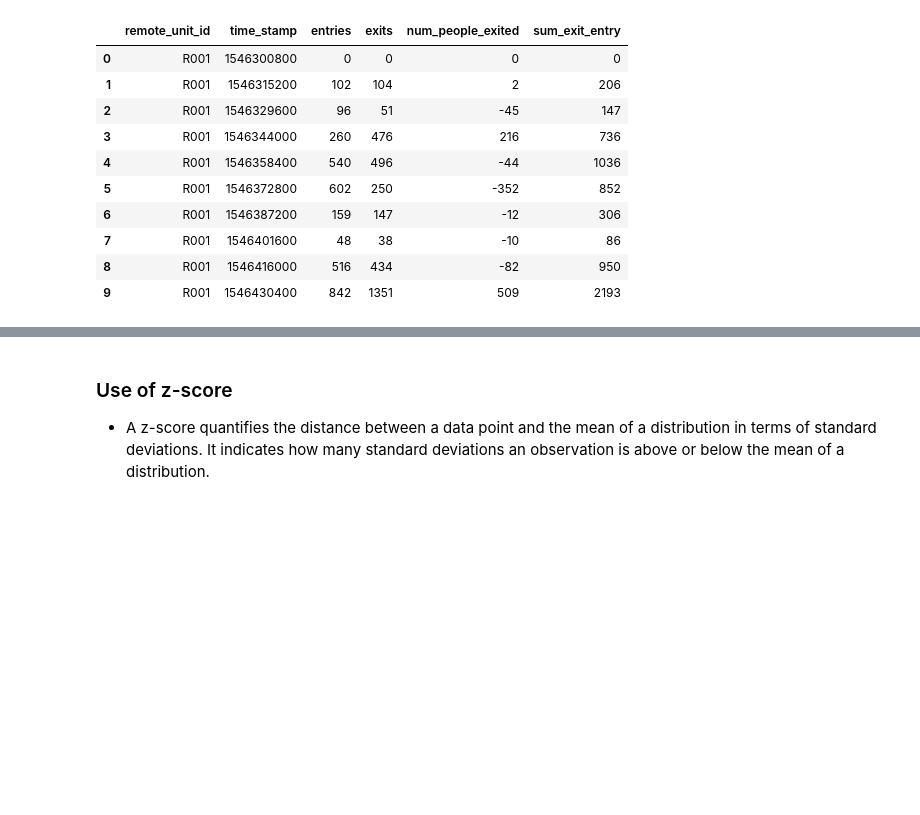
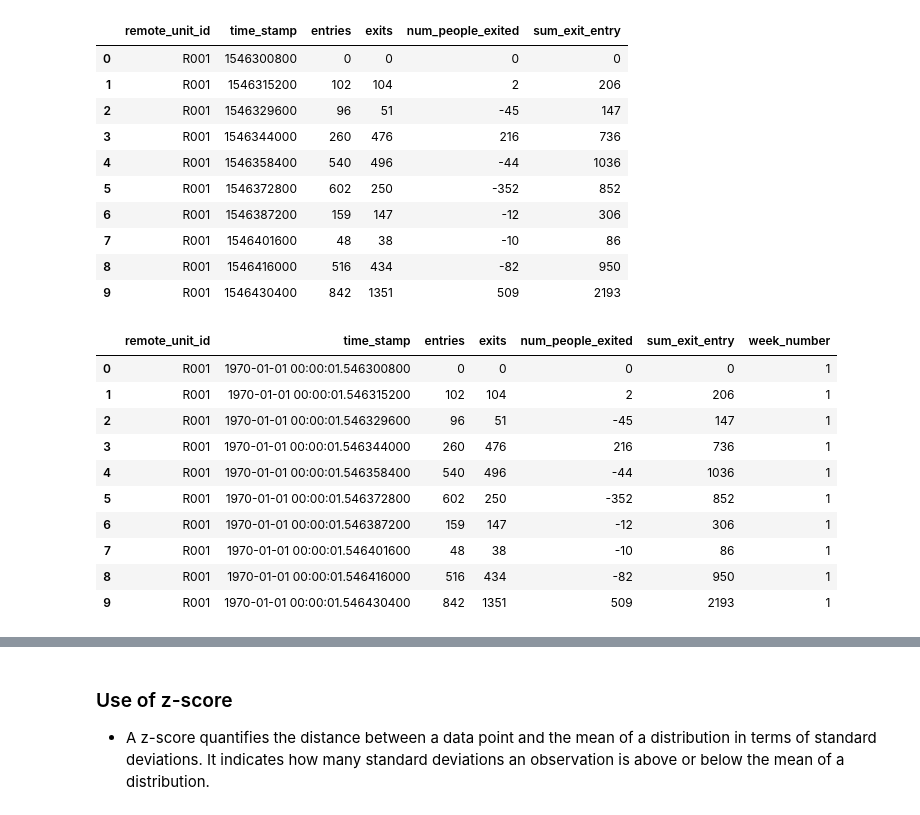
Before and after one commit to Fei117117/NYSeeNow, a Jupyter notebook: NYSeeNow-ML/SubwayData/ml_subway.ipynb, the cells around one changed output, grey strips where cells are left out. Drawn from its saved outputs; the diff is of its cells as text; code cells hidden in the pictures; blank space fills up the shorter version.

```diff
--- a/NYSeeNow-ML/SubwayData/ml_subway.ipynb
+++ b/NYSeeNow-ML/SubwayData/ml_subway.ipynb
@@ -130,3 +130,23 @@ grouped_turnstile_data.head(10)
 | 7 | R001 | 1546401600 | 48 | 38 | -10 | 86 |
 | 8 | R001 | 1546416000 | 516 | 434 | -82 | 950 |
 | 9 | R001 | 1546430400 | 842 | 1351 | 509 | 2193 |
+# %%
+#convert 'time_stamp' column to datetime format
+grouped_turnstile_data['time_stamp'] = pd.to_datetime(grouped_turnstile_data['time_stamp'])
+
+#add a week number column to group further
+grouped_turnstile_data['week_number']=grouped_turnstile_data['time_stamp']dt.isocalendar().week
+
+grouped_turnstile_data.head(10)
+# %% [output]
+|  | remote_unit_id | time_stamp | entries | exits | num_people_exited | sum_exit_entry | week_number |
+| 0 | R001 | 1970-01-01 00:00:01.546300800 | 0 | 0 | 0 | 0 | 1 |
+| 1 | R001 | 1970-01-01 00:00:01.546315200 | 102 | 104 | 2 | 206 | 1 |
+| 2 | R001 | 1970-01-01 00:00:01.546329600 | 96 | 51 | -45 | 147 | 1 |
+| 3 | R001 | 1970-01-01 00:00:01.546344000 | 260 | 476 | 216 | 736 | 1 |
+| 4 | R001 | 1970-01-01 00:00:01.546358400 | 540 | 496 | -44 | 1036 | 1 |
+| 5 | R001 | 1970-01-01 00:00:01.546372800 | 602 | 250 | -352 | 852 | 1 |
+| 6 | R001 | 1970-01-01 00:00:01.546387200 | 159 | 147 | -12 | 306 | 1 |
+| 7 | R001 | 1970-01-01 00:00:01.546401600 | 48 | 38 | -10 | 86 | 1 |
+| 8 | R001 | 1970-01-01 00:00:01.546416000 | 516 | 434 | -82 | 950 | 1 |
+| 9 | R001 | 1970-01-01 00:00:01.546430400 | 842 | 1351 | 509 | 2193 | 1 |
```
Also changed, not shown: parts of 3 cells of this notebook, 1 other file.
